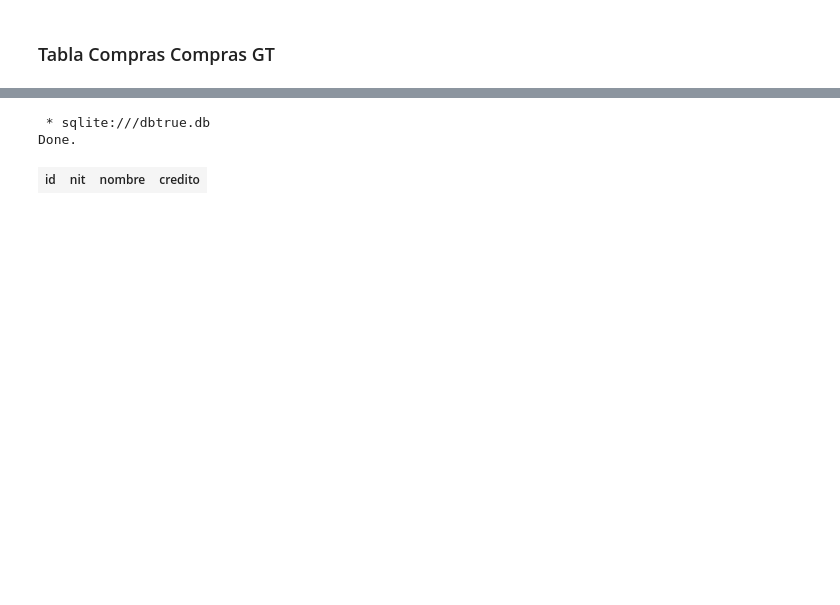
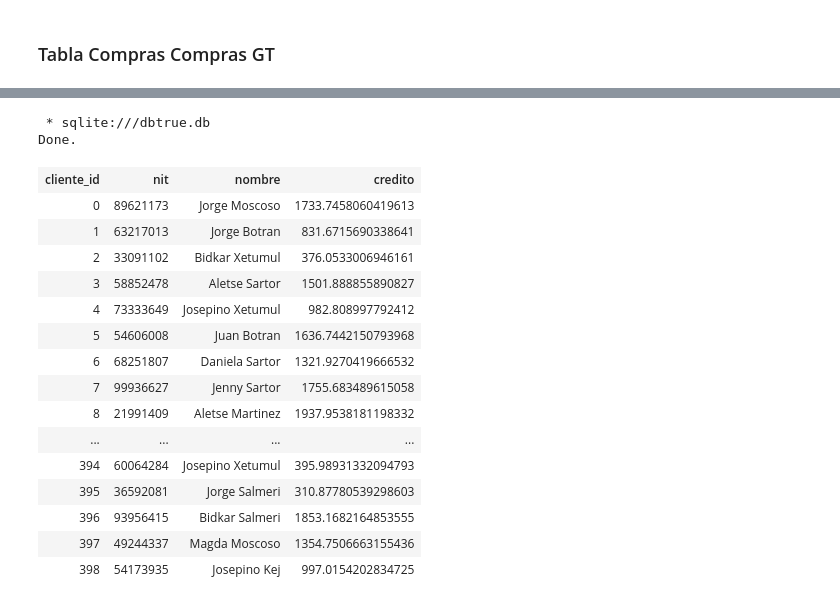
Before and after one commit to JorgeSuc/Parcial-No.2-Bases-de-Datos-1S2019, a Jupyter notebook: parcialbases de datos .ipynb, the cells around one changed output, grey strips where cells are left out. Saved outputs shown, nothing was run; the diff lists cells and outputs as text; code cells hidden in the pictures; blank space fills up the shorter version.

```diff
--- a/parcialbases de datos .ipynb
+++ b/parcialbases de datos .ipynb
@@ -229,8 +338,21 @@ for i in range(649):
 # %%
-%%sql  SELECT *
-FROM Cliente
-LIMIT 10
+%sql SELECT * FROM Cliente order by cliente_id asc;
 # %% [output]
  * sqlite:///dbtrue.db
 Done.
-| id | nit | nombre | credito |
+| cliente_id | nit | nombre | credito |
+| 0 | 89621173 | Jorge Moscoso | 1733.7458060419613 |
+| 1 | 63217013 | Jorge Botran | 831.6715690338641 |
+| 2 | 33091102 | Bidkar Xetumul | 376.0533006946161 |
+| 3 | 58852478 | Aletse Sartor | 1501.888855890827 |
+| 4 | 73333649 | Josepino Xetumul | 982.808997792412 |
+| 5 | 54606008 | Juan Botran | 1636.7442150793968 |
+| 6 | 68251807 | Daniela Sartor | 1321.9270419666532 |
+| 7 | 99936627 | Jenny Sartor | 1755.683489615058 |
+| 8 | 21991409 | Aletse Martinez | 1937.9538181198332 |
+| ... | ... | ... | ... |
+| 394 | 60064284 | Josepino Xetumul | 395.98931332094793 |
+| 395 | 36592081 | Jorge Salmeri | 310.87780539298603 |
+| 396 | 93956415 | Bidkar Salmeri | 1853.1682164853555 |
+| 397 | 49244337 | Magda Moscoso | 1354.7506663155436 |
+| 398 | 54173935 | Josepino Kej | 997.0154202834725 |
```
Also changed, not shown: parts of 38 cells of this notebook.
